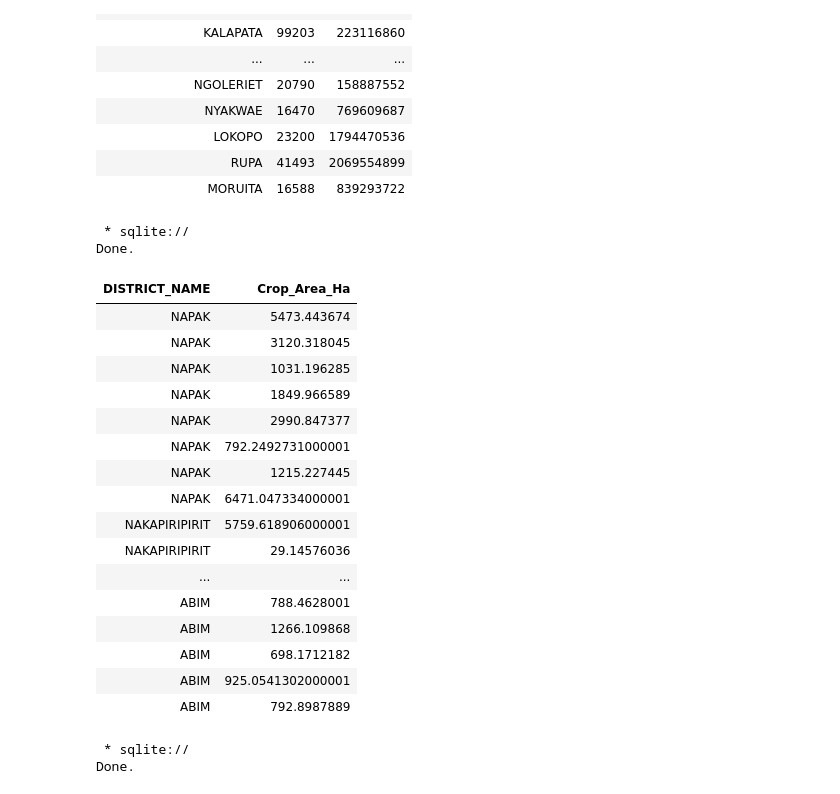
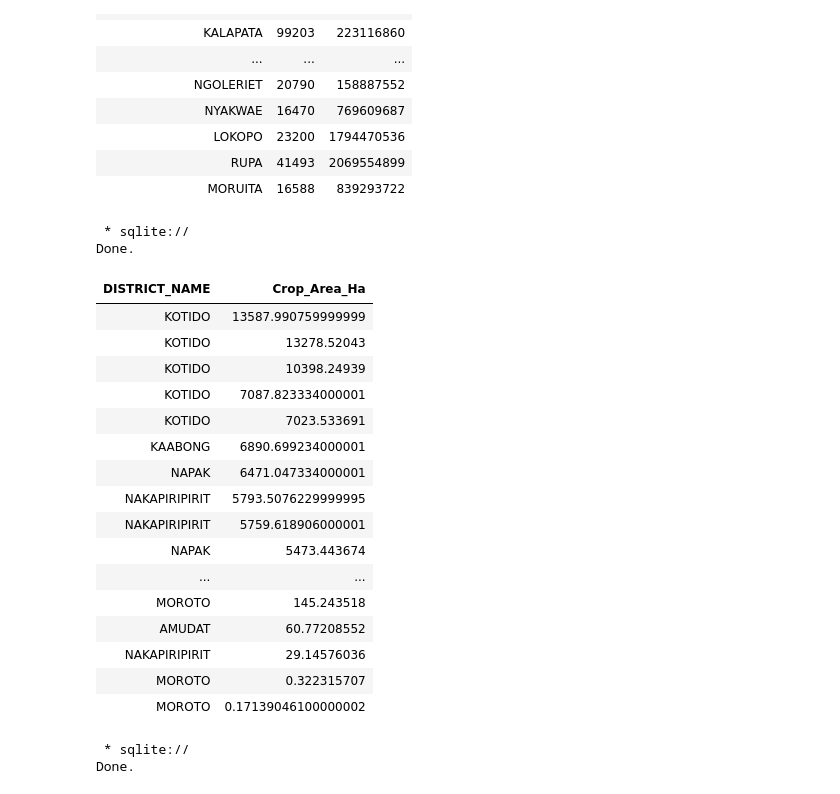
Before and after one commit to LucyKinyua/Week1_MS, a Jupyter notebook: Moringa_Data_Science_Prep_W1_Independent_Project_2021_04_Lucy_Kinyua_SQL_Notebook.ipynb, the cells around one changed output. Cells and saved outputs as stored; diff of their text form; code cells hidden in the pictures.

```diff
--- a/Moringa_Data_Science_Prep_W1_Independent_Project_2021_04_Lucy_Kinyua_SQL_Notebook.ipynb
+++ b/Moringa_Data_Science_Prep_W1_Independent_Project_2021_04_Lucy_Kinyua_SQL_Notebook.ipynb
@@ -110,29 +107,29 @@ Done.
 # %%
 # Sort the list of districts by total crop area (descending order).
 #
 %%sql
 SELECT DISTRICT_NAME, Crop_Area_Ha FROM Uganda_Karamoja_Subcounty_Crop_Yield_Population
-ORDER BY DISTRICT_NAME DESC;
+ORDER BY Crop_Area_Ha DESC;
 # %% [output]
  * sqlite://
 Done.
 | DISTRICT_NAME | Crop_Area_Ha |
+| KOTIDO | 13587.990759999999 |
+| KOTIDO | 13278.52043 |
+| KOTIDO | 10398.24939 |
+| KOTIDO | 7087.823334000001 |
+| KOTIDO | 7023.533691 |
+| KAABONG | 6890.699234000001 |
+| NAPAK | 6471.047334000001 |
+| NAKAPIRIPIRIT | 5793.5076229999995 |
+| NAKAPIRIPIRIT | 5759.618906000001 |
 | NAPAK | 5473.443674 |
-| NAPAK | 3120.318045 |
-| NAPAK | 1031.196285 |
-| NAPAK | 1849.966589 |
-| NAPAK | 2990.847377 |
-| NAPAK | 792.2492731000001 |
-| NAPAK | 1215.227445 |
-| NAPAK | 6471.047334000001 |
-| NAKAPIRIPIRIT | 5759.618906000001 |
+| ... | ... |
+| MOROTO | 145.243518 |
+| AMUDAT | 60.77208552 |
 | NAKAPIRIPIRIT | 29.14576036 |
-| ... | ... |
-| ABIM | 788.4628001 |
-| ABIM | 1266.109868 |
-| ABIM | 698.1712182 |
-| ABIM | 925.0541302000001 |
-| ABIM | 792.8987889 |
+| MOROTO | 0.322315707 |
+| MOROTO | 0.17139046100000002 |
 # %%
 # Select only the Sub counties from the Moroto district,...
 # ... order them alphabetically and show their production of sorghum.
```
Also changed, not shown: parts of 14 cells of this notebook.
